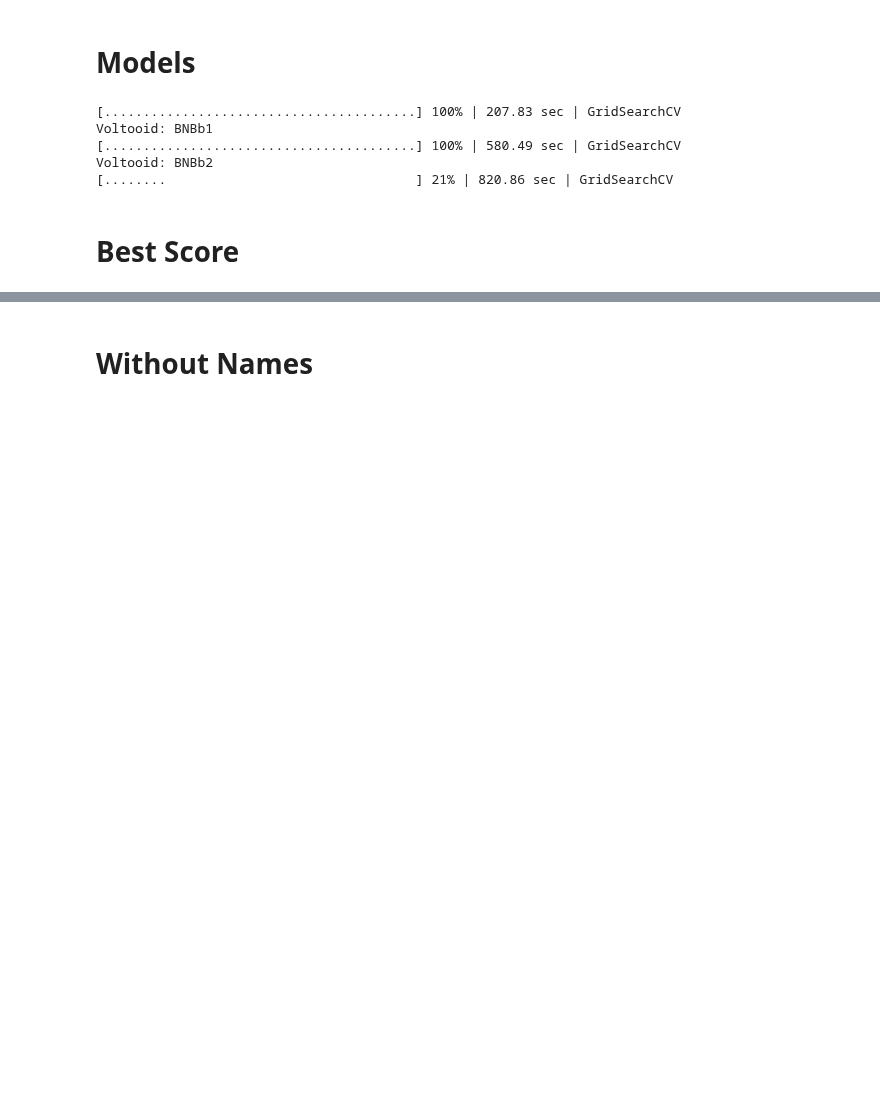
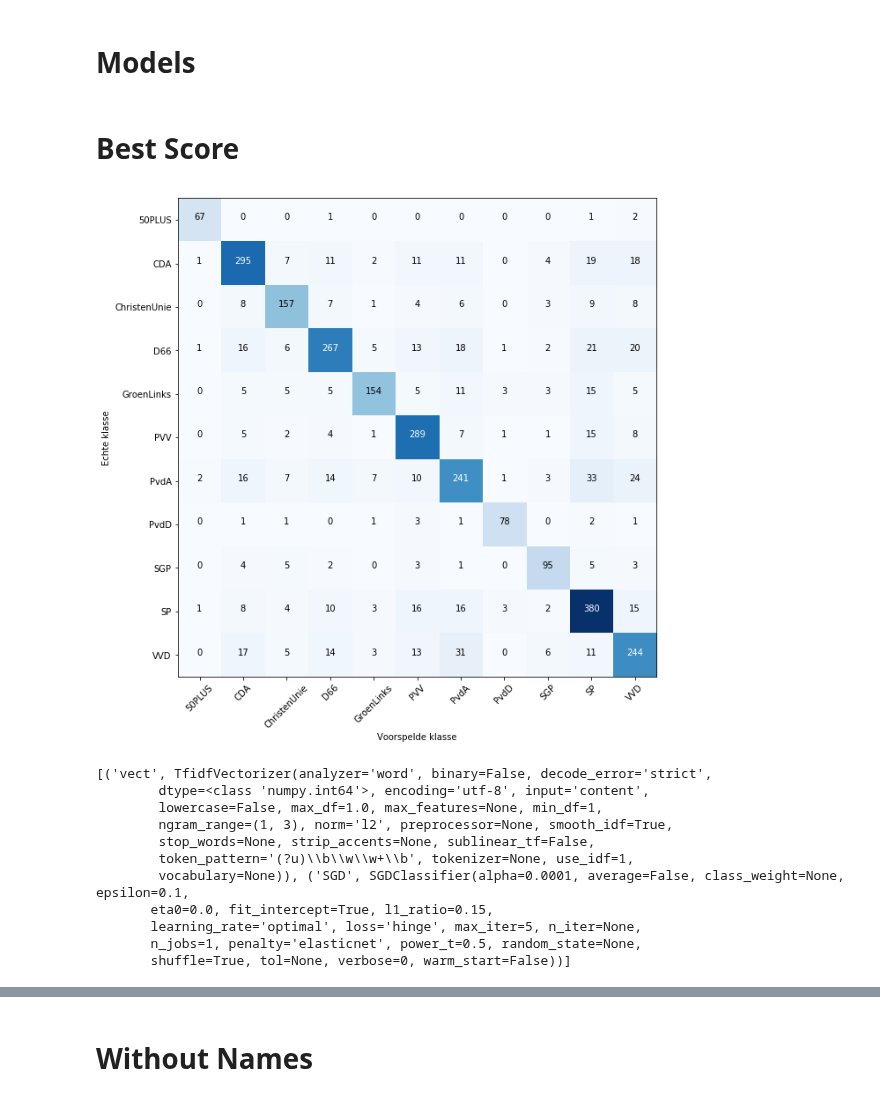
Before and after one commit to jaspervanderheide/Scriptie-Sprekers-TK, a Jupyter notebook: CompleteNotebook.ipynb, the cells around one changed output, grey strips where cells are left out. Saved outputs shown, nothing was run; the diff lists cells and outputs as text; code cells hidden in the pictures; blank space fills up the shorter version.

```diff
--- a/CompleteNotebook.ipynb
+++ b/CompleteNotebook.ipynb
@@ -158,7 +162,7 @@ def modelsdownload(only_doen=False):
         models_dict[x] = Pipeline(a)
     return models_df, models_dict
 # %%
-models_df, models_dict = modelsdownload(True)
+models_df, models_dict = modelsdownload('Models.xlsx',True)
 
 # Creates a dict with parameters per classifier
 params_dict = {}
@@ -170,8 +174,6 @@ for clf in set(models_df.Classifier):
     temp_dict = {}
     for x, y in params_df.to_dict(orient='list').items():
         a = literal_eval(y[0])
-        #if isinstance(a, tuple):
-            #a = scipy.stats.uniform(a[0],a[1])
         temp_dict[x] = a
     params_dict[clf] = temp_dict
 
@@ -179,11 +181,11 @@ text_dict = {x:y for x, y in zip(models_df.Classifier, models_df.STEMMED)}
 # %%
 scoring = ['accuracy', 'f1_weighted', 'precision_weighted','recall_weighted']
 for name, pipe in models_dict.items():
-
+    print("Bezig: %s" %name)
     if text_dict[name]:
-         text = list(df.normal_text)
+         text = df.stemmed_text
     else:
-        text = list(df.stemmed_text)
+        text = df.normal_text
 
     gs = GridSearchCVProgressBar(pipe, params_dict[name], cv=5, scoring=scoring, refit = False, return_train_score = False, n_jobs=-1)
     gs.fit(text, df.party)
@@ -200,12 +202,6 @@ for name, pipe in models_dict.items():
 
 # https://stackoverflow.com/questions/46735847/save-best-params-in-gridsearch-in-a-pandas-dataframe
 # https://stackoverflow.com/questions/36271413/pandas-merge-nearly-duplicate-rows-based-on-column-value?rq=1
-# %% [output]
-[........................................] 100% | 207.83 sec | GridSearchCV
-Voltooid: BNBb1
-[........................................] 100% | 580.49 sec | GridSearchCV
-Voltooid: BNBb2
-[........                                ] 21% | 820.86 sec | GridSearchCV
 # %% [markdown]
 # Best Score
 # %%
@@ -253,16 +249,15 @@ def classifaction_report_csv(report,save):
         report_data.append(row)
     dataframe = pd.DataFrame.from_dict(report_data)
     dataframe = dataframe.reindex(["Partij","Precision","Recall","F1_score","Documenten"], axis=1)
-    with open("Verslag/Tables/%s.tex" %save, "w") as f:
-        f.write(dataframe.to_latex(index=False))
-    return
+
+    return dataframe.set_index('Partij')
 # %%
 # Select the classifier and parameters with highest score
 def getbestpipe(file):
-    scores = pd.read_excel(file, index_col=0).head(1)
+    scores = pd.read_excel(file, index_col=0).sort_values(['mean_test_f1_weighted'], ascending=False).head(1)
     scores = scores.dropna(axis=1).reset_index(drop=True)
     scores.vect__ngram_range[0] = literal_eval(scores.vect__ngram_range[0])
-    models_df, models_dict = modelsdownload(False)
+    models_df, models_dict = modelsdownload('Models.xlsx',False)
     text_dict = {x:y for x, y in zip(models_df.Classifier, models_df.STEMMED)}
     pipe = models_dict[scores.name[0]]
     params = scores.drop([col for col in scores.columns if "__" not in col or "param" in col], axis=1).to_dict(orient='records')[0]
@@ -271,36 +266,65 @@ def getbestpipe(file):
     stem = text_dict[scores.name[0]]
     return pipe, stem
 # %%
-def traintest(file, data, save=False):
-    train, test = data
+def traintest3(file, data, save=False):
+    train, test = datasplitter(data, 0.8)
     pipe, stem = getbestpipe(file)
     if stem:
         pipe.fit(train.stemmed_text, train.party)
         predicted = pipe.predict(test.stemmed_text)
     else:
         pipe.fit(train.normal_text,train.party)
         predicted = pipe.predict(test.normal_text)
-    print(classification_report(test.party, predicted))
-    print('Accuracy: ', accuracy_score(test.party, predicted))
+    report = classifaction_report_csv(classification_report(test.party, predicted),False)
+    accuracy = accuracy_score(test.party, predicted)
+    cnf_matrix = confusion_matrix(test.party, predicted)
+    return pipe, cnf_matrix, report, accuracy
+
+
+def traintest(file, data, save=False):
+    pipe, cnf_matrix, report, accuracy = traintest3(file, data, save=False)
+    for x in tqdm(range(4)):
+        _, cnf_matrix2, report2, accuracy2 = traintest3(file, data, save=False)
+        cnf_matrix = np.add(cnf_matrix,cnf_matrix2)
+        report = report.add(report2, fill_value=0)
+        accuracy += accuracy2
+    accuracy /=5
+    cnf_matrix = np.divide(cnf_matrix,5)
+    report /=5
 
     plt.figure(figsize=(10, 10))
-    cnf_matrix = confusion_matrix(test.party, predicted)
-    plot_confusion_matrix(cnf_matrix, \
-                      classes=sorted(list(test.party.unique())), \
+    plot_confusion_matrix(cnf_matrix.astype(int), \
+                      classes=sorted(list(data.party.unique())), \
                       title='Confusion matrix best estimator')
     if save:
         plt.savefig("Verslag/Tables/%s.png" %save)
-        classifaction_report_csv(classification_report(test.party, predicted),save)
+        with open("Verslag/Tables/%s.tex" %save, "w") as f:
+            f.write(report.to_latex(index=False))
+
     plt.show()
     return pipe
 
 def datasplitter(dataframe, frac):
     df_train = dataframe.sample(frac=frac)
     df_test_index = list(set(dataframe.index.tolist()) - set(df_train.index.tolist()))
     df_test = dataframe[dataframe.index.isin(df_test_index)]
     return df_train, df_test
 
-pipe= traintest('Scores.xlsx', datasplitter(df, 0.8),save="confusionmatrix")
+pipe = traintest('Scores.xlsx', df,save="confusionmatrix")
+print(pipe.steps)
+# %% [output]
+[figure, added]
+[('vect', TfidfVectorizer(analyzer='word', binary=False, decode_error='strict',
+        dtype=<class 'numpy.int64'>, encoding='utf-8', input='content',
+        lowercase=False, max_df=1.0, max_features=None, min_df=1,
+        ngram_range=(1, 3), norm='l2', preprocessor=None, smooth_idf=True,
+        stop_words=None, strip_accents=None, sublinear_tf=False,
+        token_pattern='(?u)\\b\\w\\w+\\b', tokenizer=None, use_idf=1,
+        vocabulary=None)), ('SGD', SGDClassifier(alpha=0.0001, average=False, class_weight=None, epsilon=0.1,
+       eta0=0.0, fit_intercept=True, l1_ratio=0.15,
+       learning_rate='optimal', loss='hinge', max_iter=5, n_iter=None,
+       n_jobs=1, penalty='elasticnet', power_t=0.5, random_state=None,
+       shuffle=True, tol=None, verbose=0, warm_start=False))]
 # %%
 def mostimportantwords(pipe, countdf, filename):
     vocab = pipe.named_steps['vect'].vocabulary_
```
Also changed, not shown: parts of 8 cells of this notebook, 13 other files.
